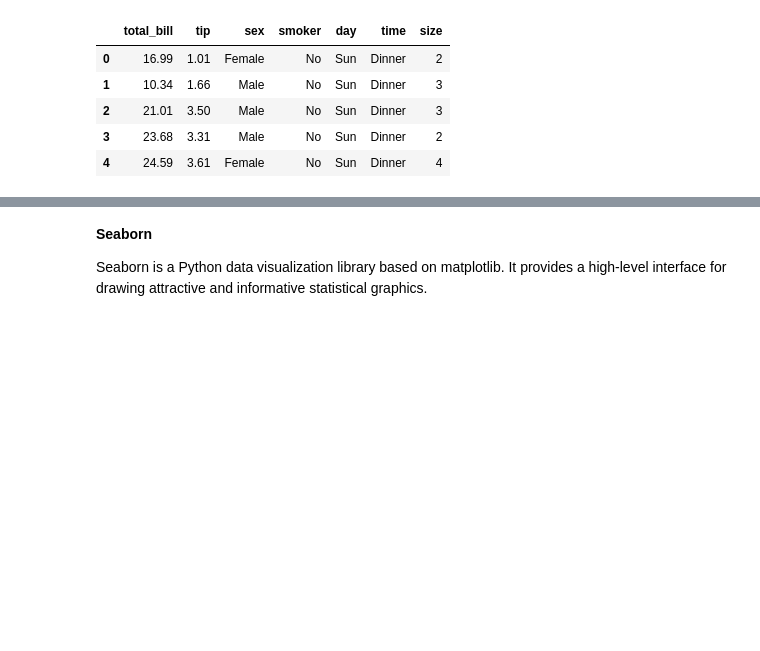
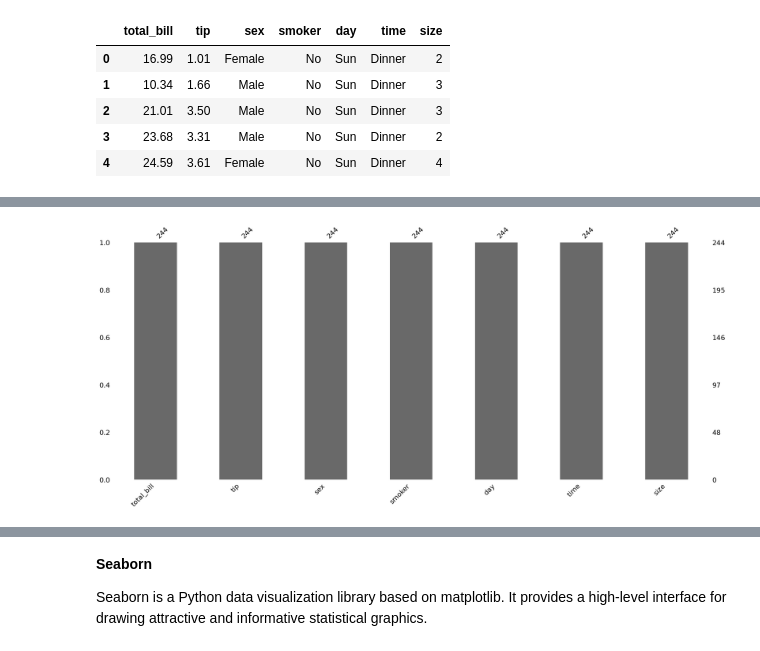
Before and after one commit to Welkomm/Data_Analysis, a Jupyter notebook: DataViz2.ipynb, the cells around one changed output, grey strips where cells are left out. Cells and saved outputs as stored; diff of their text form; code cells hidden in the pictures; blank space fills up the shorter version.

```diff
--- a/DataViz2.ipynb
+++ b/DataViz2.ipynb
@@ -33,9 +51,9 @@ data.head()# printing the top 5 rows and bottom 5 rows
 # %%
 import missingno as msno
 import matplotlib.pyplot as plt
 
-%matplotlib inline #For Jupyter notebooks
-
 # Visualize missing data as a bar chart
-msno.bar(data) plt.show()
-e missing data as a matrix msno.matrix(data) plt.show() # Visualize missing data as a heatmap msno.heatmap(data)
+msno.bar(data)
+plt.show()
+# %% [output]
+[figure, added]
```
Also changed, not shown: parts of 86 cells of this notebook.
